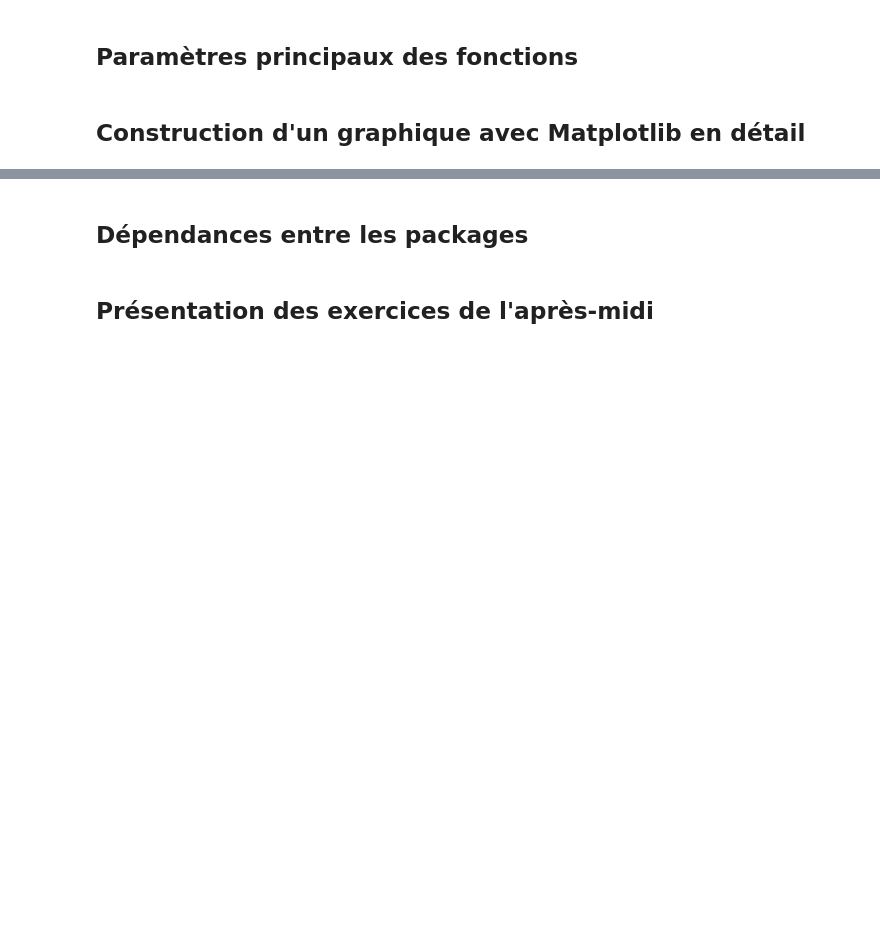
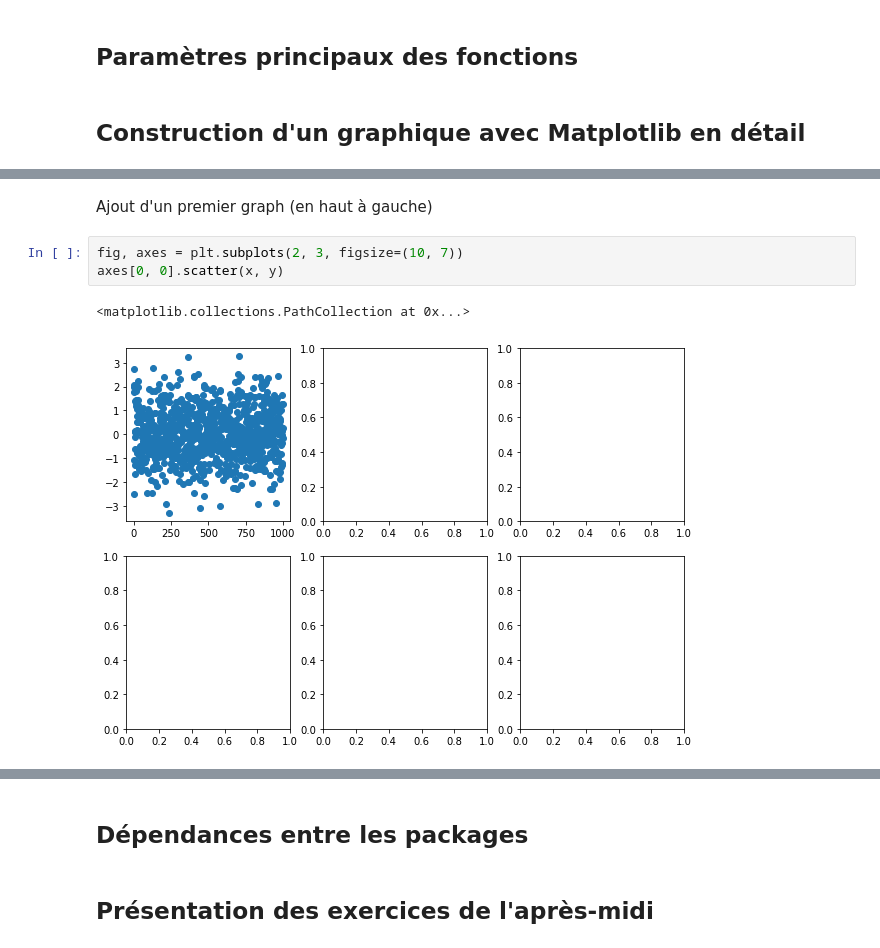
Before and after one commit to AlexisBogroff/data_viz_python_1_day, a Jupyter notebook: cours_partie_1.ipynb, the cells around one changed output, grey strips where cells are left out. Drawn from its saved outputs; the diff is of its cells as text; blank space fills up the shorter version.

```diff
--- a/cours_partie_1.ipynb
+++ b/cours_partie_1.ipynb
@@ -225,0 +240,8 @@ import plotly.graph_objs as go
+# %% [markdown]
+Ajout d'un premier graph (en haut à gauche)
+# %%
+fig, axes = plt.subplots(2, 3, figsize=(10, 7))
+axes[0, 0].scatter(x, y)
+# %% [output]
+<matplotlib.collections.PathCollection at 0x...>
+[figure, added]
```
Also changed, not shown: parts of 12 cells of this notebook.
